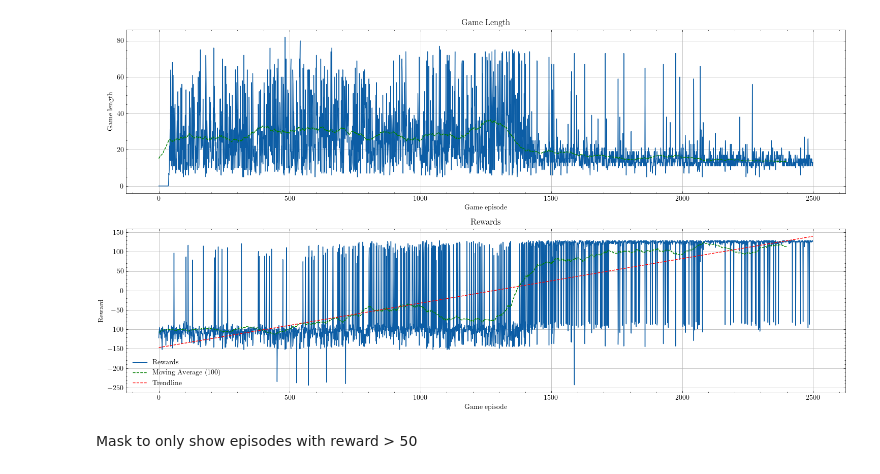
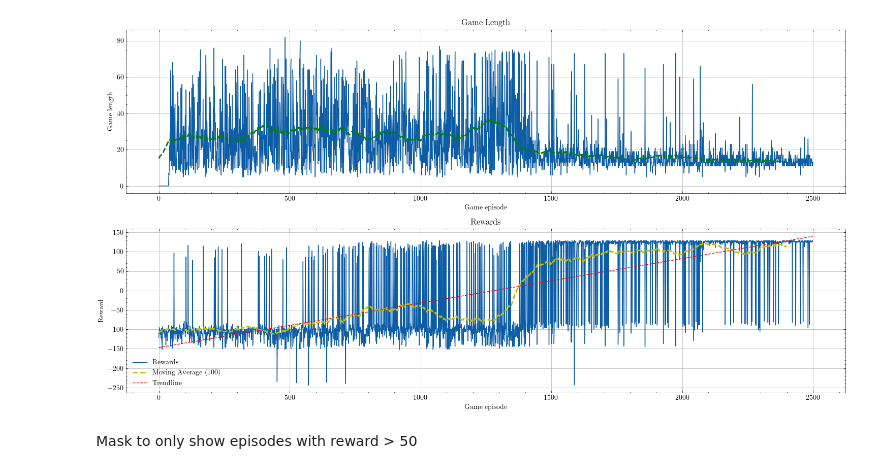
Before and after one commit to LinusKullmyr/Pacman, a Jupyter notebook: Visualize_Logging.ipynb, the cells around one changed output. Cells and saved outputs as stored; diff of their text form; code cells hidden in the pictures.

```diff
--- a/Visualize_Logging.ipynb
+++ b/Visualize_Logging.ipynb
@@ -26,31 +26,36 @@ rewardsMA = movingAverage(rewards, window_size)
 # %%
 plt.figure(figsize=(15, 8))
 plt.subplot(211)
 plt.plot(gameLength)
-plt.plot(gameLengthMA, 'g--', label=f'Moving Average ({window_size})')
+plt.plot(gameLengthMA, 'g--', label=f'Moving Average ({window_size})', linewidth = 2)
 plt.title('Game Length')
 plt.xlabel('Game episode')
 plt.ylabel('Game length')
 plt.grid()
 
 plt.subplot(212)
 plt.plot(rewards, label = 'Rewards')
-plt.plot(rewardsMA, 'g--', label=f'Moving Average ({window_size})')
+plt.plot(rewardsMA, 'y--', label=f'Moving Average ({window_size})', linewidth = 2)
 plt.title('Rewards')
 plt.xlabel('Game episode')
 plt.ylabel('Reward')
 plt.grid()
 
 # trendline
 z = np.polyfit(np.arange(len(rewards)), rewards, 1)
 p = np.poly1d(z)
 plt.plot(p(np.arange(len(rewards))), 'r--', label='Trendline')
 plt.legend()
 
 plt.tight_layout()
+
+
+# save the plot
+plt.savefig(f"{path}/plot.eps", format="eps")
+
 plt.show()
 # %% [output]
-[figure, old version]
+[figure, new version]
 # %% [markdown]
 Mask to only show episodes with reward > 50
 # %%
```
Also changed, not shown: 1 other file.
